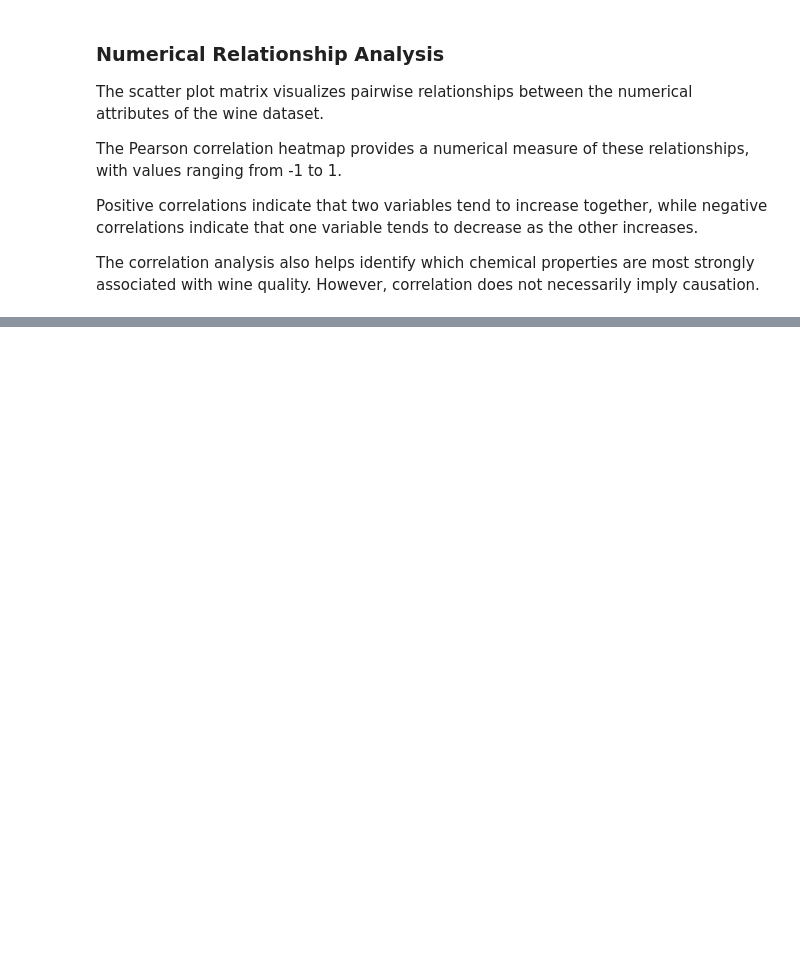
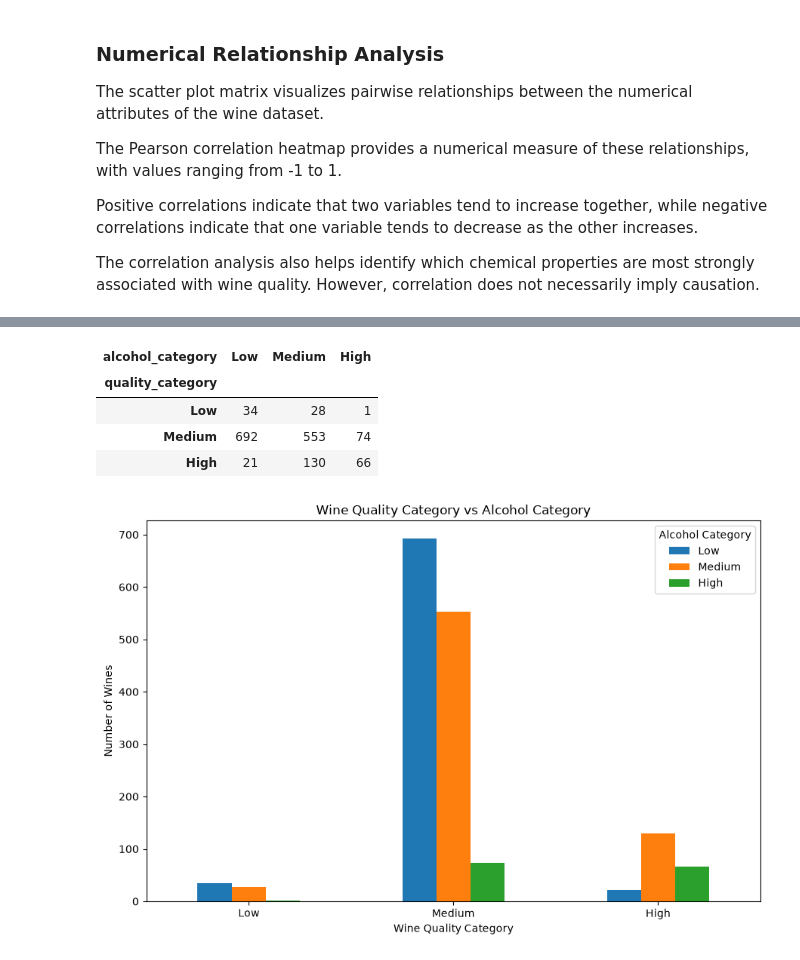
Before and after one commit to evanflorentino/wine-quality-eda, a Jupyter notebook: wine_quality_eda.ipynb, the cells around one changed output, grey strips where cells are left out. Cells and saved outputs as stored; diff of their text form; code cells hidden in the pictures; blank space fills up the shorter version.

```diff
--- a/wine_quality_eda.ipynb
+++ b/wine_quality_eda.ipynb
@@ -240,0 +250,18 @@ The correlation analysis also helps identify which chemical properties are most
+# %%
+# Categorize wine quality
+wine["quality_category"] = pd.cut(
+    wine["quality"],
+    bins=[0, 4, 6, 10],
+    labels=["Low", "Medium", "High"]
+)
+
+# Categorize alcohol content
+wine["alcohol_category"] = pd.cut(
+    wine["alcohol"],
+    bins=[0, 10, 12, float("inf")],
+    labels=["Low", "Medium", "High"]
+)
+
+# Display category counts
+print(wine["quality_category"].value_counts())
+print(wine["alcohol_category"].value_counts())
@@ -240,0 +279,26 @@ The correlation analysis also helps identify which chemical properties are most
+# %%
+# Cross-tabulate quality and alcohol categories
+category_table = pd.crosstab(
+    wine["quality_category"],
+    wine["alcohol_category"]
+)
+
+display(category_table)
+
+# Grouped bar chart
+category_table.plot(kind="bar", figsize=(9, 6))
+
+plt.title("Wine Quality Category vs Alcohol Category")
+plt.xlabel("Wine Quality Category")
+plt.ylabel("Number of Wines")
+plt.xticks(rotation=0)
+plt.legend(title="Alcohol Category")
+plt.tight_layout()
+plt.show()
+# %% [output]
+| alcohol_category | Low | Medium | High |
+| quality_category |  |  |  |
+| Low | 34 | 28 | 1 |
+| Medium | 692 | 553 | 74 |
+| High | 21 | 130 | 66 |
+[figure, added]
```
Also changed, not shown: parts of 5 cells of this notebook.
